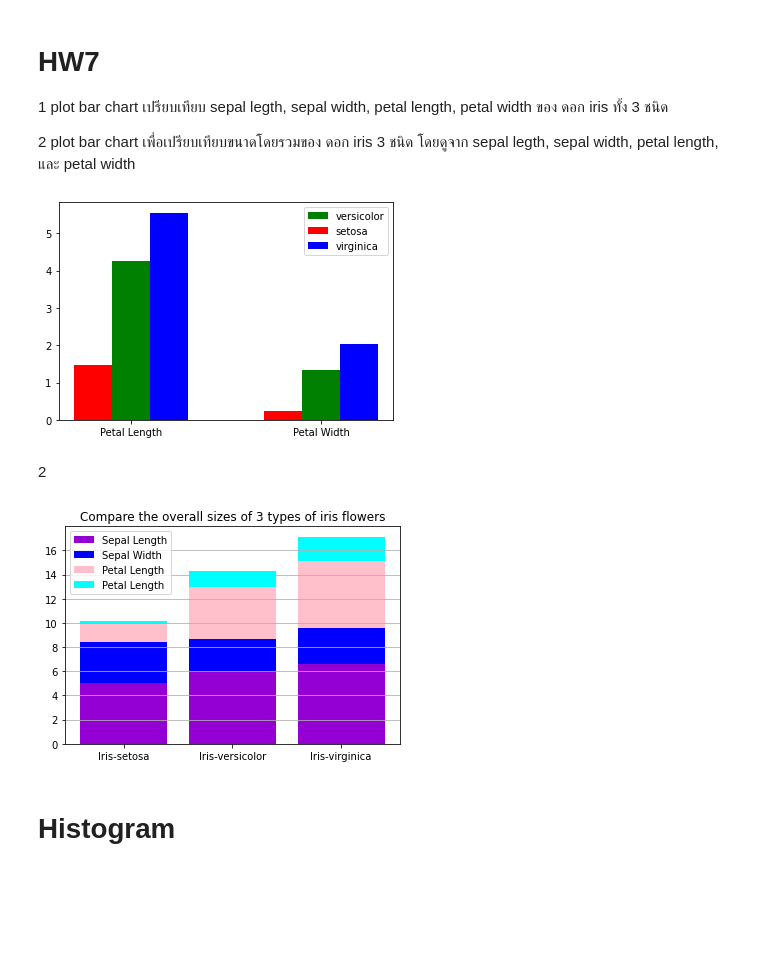
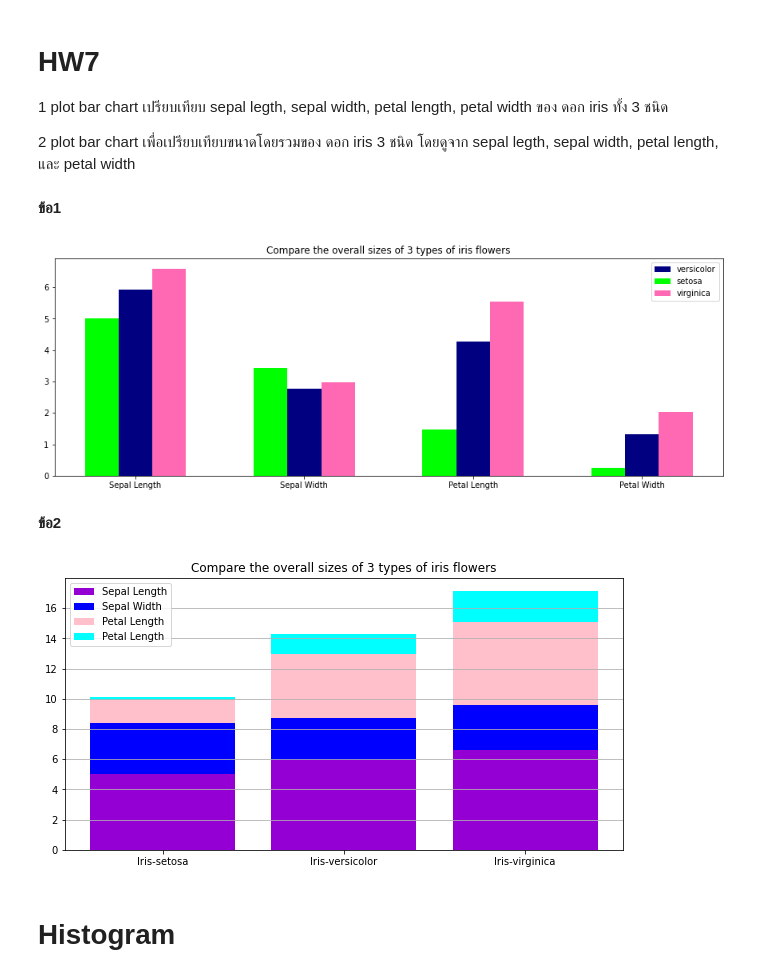
Before and after one commit to Chanakarn06/data_viz_2022, a Jupyter notebook: DataViz04_Data_Comparison.ipynb, the cells around one changed output. Cells and saved outputs as stored; diff of their text form; code cells hidden in the pictures; blank space fills up the shorter version.

```diff
--- a/DataViz04_Data_Comparison.ipynb
+++ b/DataViz04_Data_Comparison.ipynb
@@ -309,20 +309,25 @@ plt.legend();
 1  plot bar chart เปรียบเทียบ sepal legth, sepal width, petal length, petal width ของ ดอก iris ทั้ง 3 ชนิด
 
 2  plot bar chart เพื่อเปรียบเทียบขนาดโดยรวมของ ดอก iris 3 ชนิด โดยดูจาก sepal legth, sepal width, petal length, และ petal width
+# %% [markdown]
+**ข้อ1**
 # %%
+plt.subplots(figsize=(15, 5))
 width = 0.2
 
-plt.bar([1,2],[sample_data['PetalLength'][1],sample_data['PetalWidth'][1]],width,color='g',label='versicolor') #ดอกที่ 2 versicolor
-plt.bar([1-width, 2-width],[sample_data['PetalLength'][0],sample_data['PetalWidth'][0]],width,color='r',label='setosa') #ดอกที่ 1 setosa ขยับซ้าย
-plt.bar([1+width, 2+width],[sample_data['PetalLength'][2],sample_data['PetalWidth'][2]],width,color='b',label='virginica') #ดอกที่ 1 setosa ขยับซ้าย
+plt.bar([1, 2, 3 ,4],[sample_data['SepalLength'][1],sample_data['SepalWidth'][1],sample_data['PetalLength'][1],sample_data['PetalWidth'][1]],width,color='navy',label='versicolor')
+plt.bar([1-width, 2-width, 3-width, 4-width],[sample_data['SepalLength'][0],sample_data['SepalWidth'][0],sample_data['PetalLength'][0],sample_data['PetalWidth'][0]],width,color='lime',label='setosa')
+plt.bar([1+width, 2+width, 3+width, 4+width],[sample_data['SepalLength'][2],sample_data['SepalWidth'][2],sample_data['PetalLength'][2],sample_data['PetalWidth'][2]],width,color='hotpink',label='virginica')
 
-plt.xticks([1,2], ['Petal Length','Petal Width'])
+plt.title('Compare the overall sizes of 3 types of iris flowers')
+plt.xticks([1,2,3,4], ['Sepal Length','Sepal Width','Petal Length','Petal Width'])
 plt.legend();
 # %% [output]
-[figure, old version]
+[figure, new version]
-# %% [markdown]
-2
+# %% [markdown]
+**ข้อ2**
 # %%
+plt.subplots(figsize=(10,5))
 plt.bar([1,2,3],sample_data['SepalLength'],color='darkviolet',label='Sepal Length')
 
 plt.bar([1,2,3],sample_data['SepalWidth'],bottom=sample_data['SepalLength'],color='blue',label='Sepal Width')
@@ -336,7 +341,7 @@ plt.xticks([1,2,3], sample_data.reset_index()['Name'])
 plt.grid(True,axis='y')
 plt.legend();
 # %% [output]
-[figure, old version]
+[figure, new version]
 # %% [markdown]
 # Histogram
 # %% [markdown]
```
